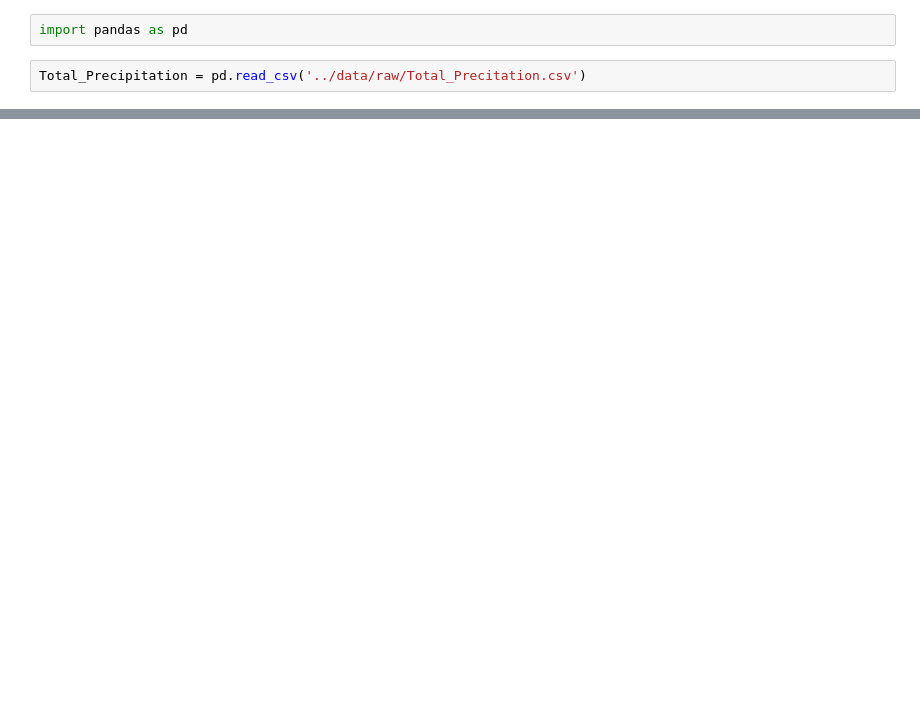
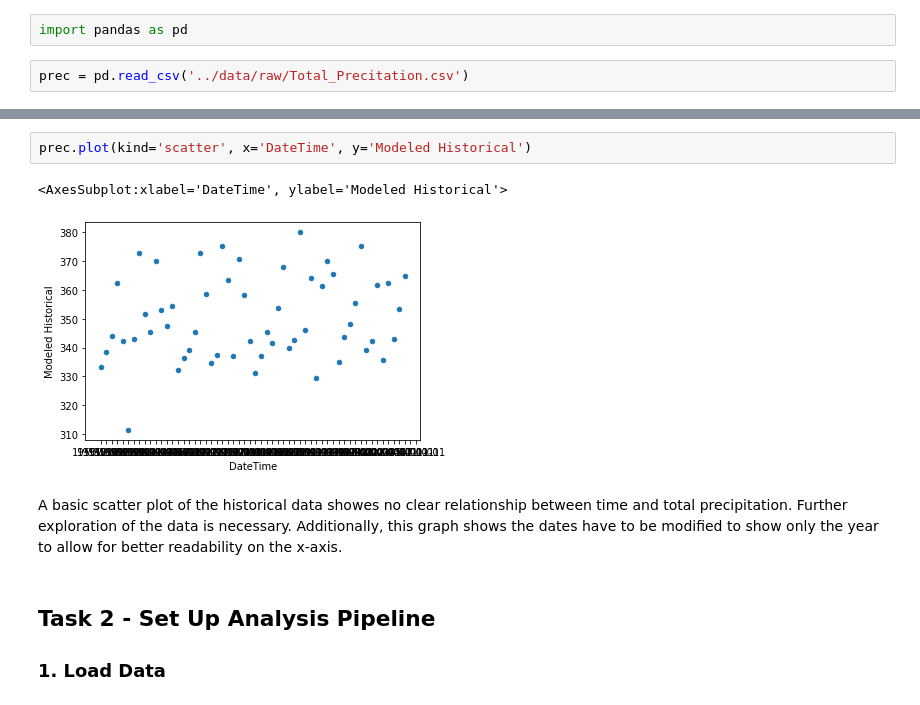
Before and after one commit to data301-2021-winter1/project-group70-project, a Jupyter notebook: notebooks/analysis2.ipynb, the cells around one changed output, grey strips where cells are left out. Cells and saved outputs as stored; diff of their text form; blank space fills up the shorter version.

Commit message:
Completed MS3 analysis2 Notebook

```diff
--- a/notebooks/analysis2.ipynb
+++ b/notebooks/analysis2.ipynb
@@ -6,4 +12,4 @@ I want to know how total precipitation in Kelowna changes over time under differ
 # %%
 import pandas as pd
 # %%
-Total_Precipitation = pd.read_csv('../data/raw/Total_Precitation.csv')
+prec = pd.read_csv('../data/raw/Total_Precitation.csv')
@@ -25,0 +97,10 @@ Total_Precipitation
+# %%
+prec.plot(kind='scatter', x='DateTime', y='Modeled Historical')
+# %% [output]
+<AxesSubplot:xlabel='DateTime', ylabel='Modeled Historical'>
+[figure, added]
+# %% [markdown]
+A basic scatter plot of the historical data showes no clear relationship between time and total precipitation. Further exploration of the data is necessary. Additionally, this graph shows the dates have to be modified to show only the year to allow for better readability on the x-axis.
+# %% [markdown]
+## Task 2 - Set Up Analysis Pipeline
+### 1. Load Data
```
Also changed, not shown: parts of 55 cells of this notebook.
